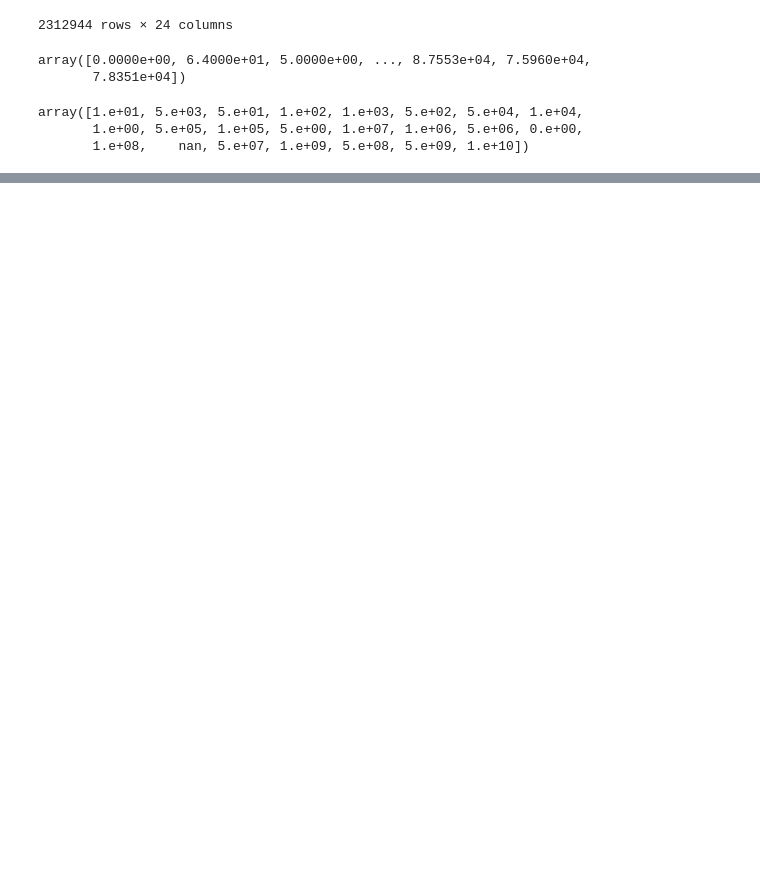
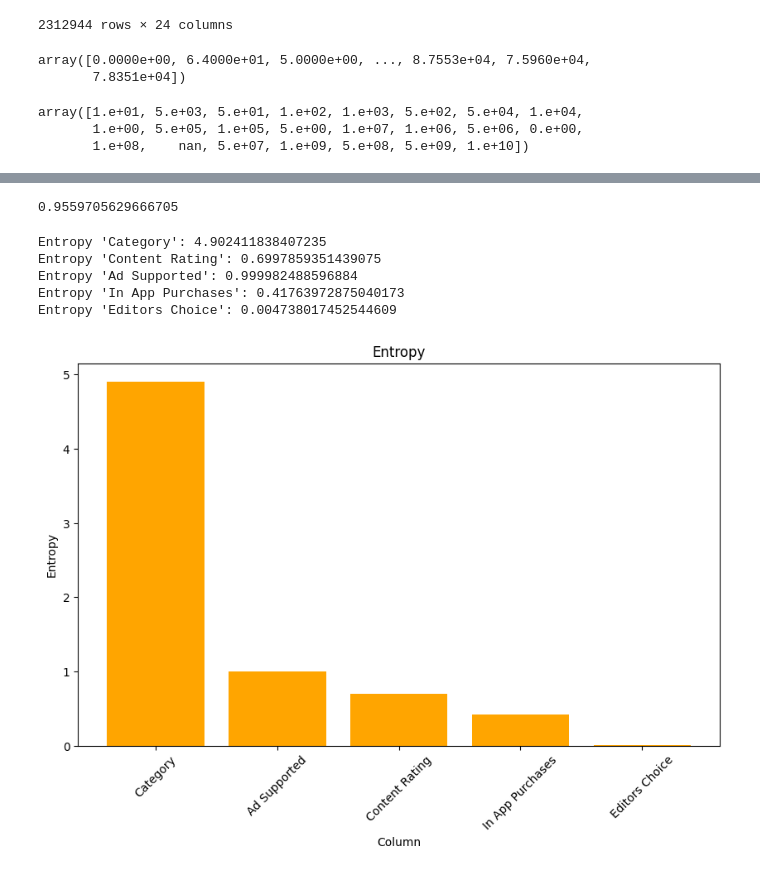
Before and after one commit to andrei-bancos/google-play-ai-model-predict-rating, a Jupyter notebook: sample.ipynb, the cells around one changed output, grey strips where cells are left out. Saved outputs shown, nothing was run; the diff lists cells and outputs as text; code cells hidden in the pictures; blank space fills up the shorter version.

Commit message:
Entropy and gini index

```diff
--- a/sample.ipynb
+++ b/sample.ipynb
@@ -168,0 +194,60 @@ df = pd.read_pickle("googleDb.pkl")
+# %%
+category_counts = df['Category'].value_counts()
+
+total_apps = len(df)
+
+gini_index = 1
+for count in category_counts:
+    probability = count / total_apps
+    gini_index -= probability ** 2
+
+print(gini_index)
+# %% [output]
+0.9559705629666705
+# %%
+# Category
+category_entropy = -sum(df['Category'].value_counts(normalize=True) * np.log2(df['Category'].value_counts(normalize=True)))
+print("Entropy 'Category':", category_entropy)
+
+# Content Rating
+content_rating_entropy = -sum(df['Content Rating'].value_counts(normalize=True) * np.log2(df['Content Rating'].value_counts(normalize=True)))
+print("Entropy 'Content Rating':", content_rating_entropy)
+
+# Ad Supported
+ad_supported_entropy = -sum(df['Ad Supported'].value_counts(normalize=True) * np.log2(df['Ad Supported'].value_counts(normalize=True)))
+print("Entropy 'Ad Supported':", ad_supported_entropy)
+
+# In App Purchases
+in_app_purchases_entropy = -sum(df['In App Purchases'].value_counts(normalize=True) * np.log2(df['In App Purchases'].value_counts(normalize=True)))
+print("Entropy 'In App Purchases':", in_app_purchases_entropy)
+
+# Editors Choice
+editors_choice_entropy = -sum(df['Editors Choice'].value_counts(normalize=True) * np.log2(df['Editors Choice'].value_counts(normalize=True)))
+print("Entropy 'Editors Choice':", editors_choice_entropy)
+
+entropies = {
+    'Category': category_entropy,
+    'Content Rating': content_rating_entropy,
+    'Ad Supported': ad_supported_entropy,
+    'In App Purchases': in_app_purchases_entropy,
+    'Editors Choice': editors_choice_entropy
+}
+
+entropies_df = pd.DataFrame.from_dict(entropies, orient='index', columns=['Entropy'])
+
+entropies_df = entropies_df.sort_values(by='Entropy', ascending=False)
+
+plt.figure(figsize=(10, 6))
+plt.bar(entropies_df.index, entropies_df['Entropy'], color='orange')
+plt.title('Entropy')
+plt.xlabel('Column')
+plt.ylabel('Entropy')
+plt.xticks(rotation=45)
+plt.show()
+# %% [output]
+Entropy 'Category': 4.902411838407235
+Entropy 'Content Rating': 0.6997859351439075
+Entropy 'Ad Supported': 0.999982488596884
+Entropy 'In App Purchases': 0.41763972875040173
+Entropy 'Editors Choice': 0.004738017452544609
+[figure, added]
```
Also changed, not shown: parts of 6 cells of this notebook.
